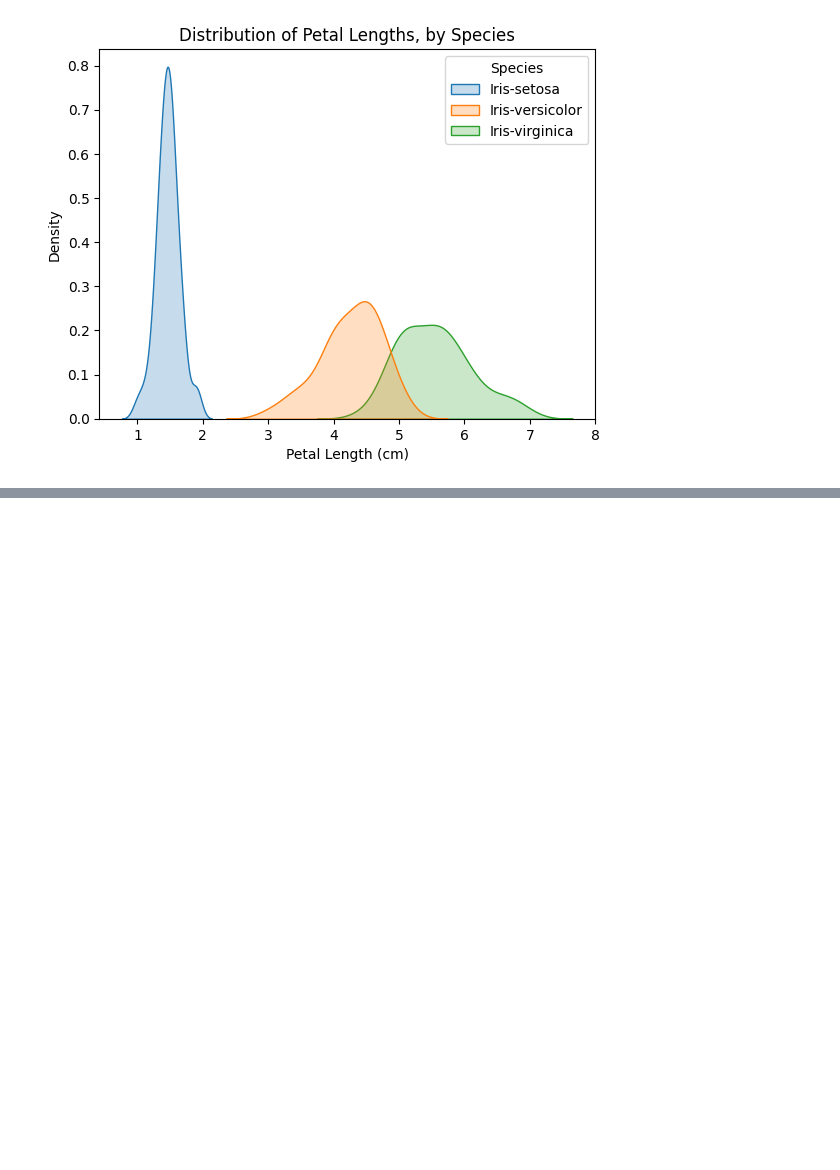
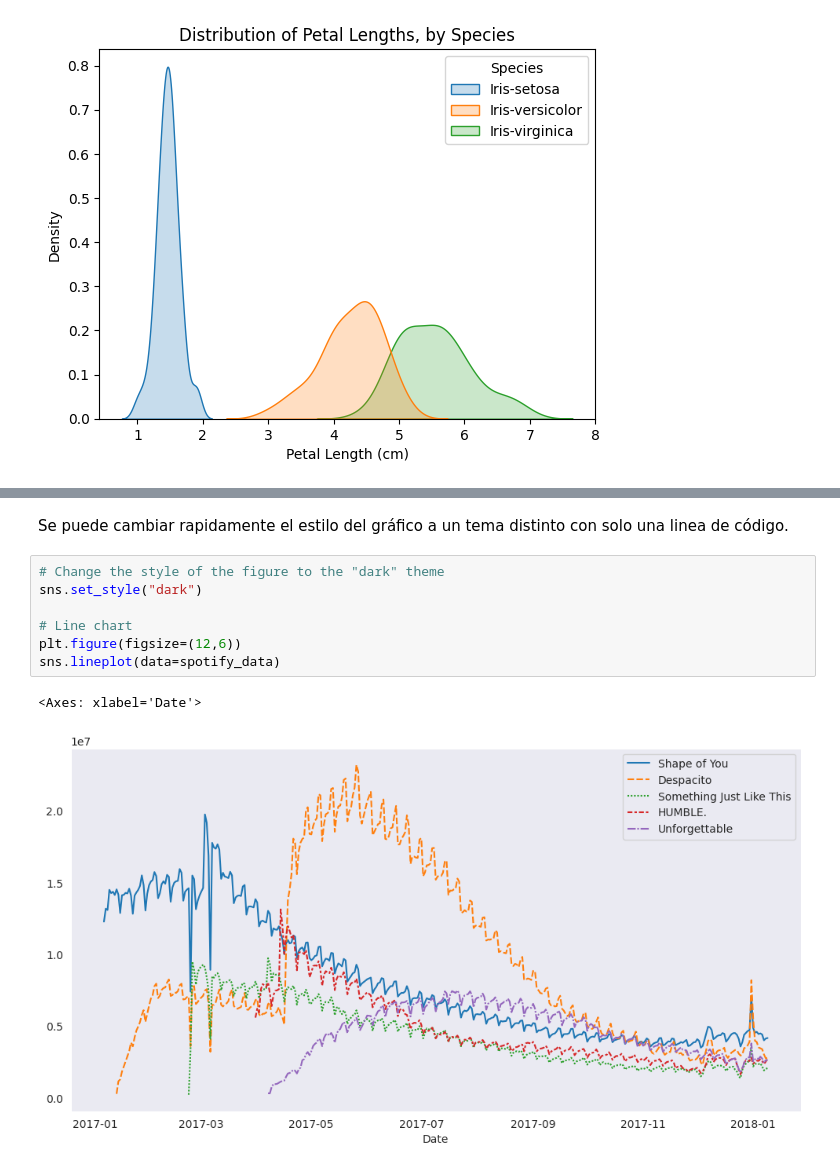
Before and after one commit to Kur0n3-112/CuadernosJupyterlab, a Jupyter notebook: kaggle/04_DataVisualizacion.ipynb, the cells around one changed output, grey strips where cells are left out. Saved outputs shown, nothing was run; the diff lists cells and outputs as text; blank space fills up the shorter version.

```diff
--- a/kaggle/04_DataVisualizacion.ipynb
+++ b/kaggle/04_DataVisualizacion.ipynb
@@ -380,0 +421,12 @@ Text(0.5, 1.0, 'Distribution of Petal Lengths, by Species')
+# %% [markdown]
+Se puede cambiar rapidamente el estilo del gráfico a un tema distinto con solo una linea de código.
+# %%
+# Change the style of the figure to the "dark" theme
+sns.set_style("dark")
+
+# Line chart
+plt.figure(figsize=(12,6))
+sns.lineplot(data=spotify_data)
+# %% [output]
+<Axes: xlabel='Date'>
+[figure, added]
```
Also changed, not shown: parts of 6 cells of this notebook, 5 other files.
